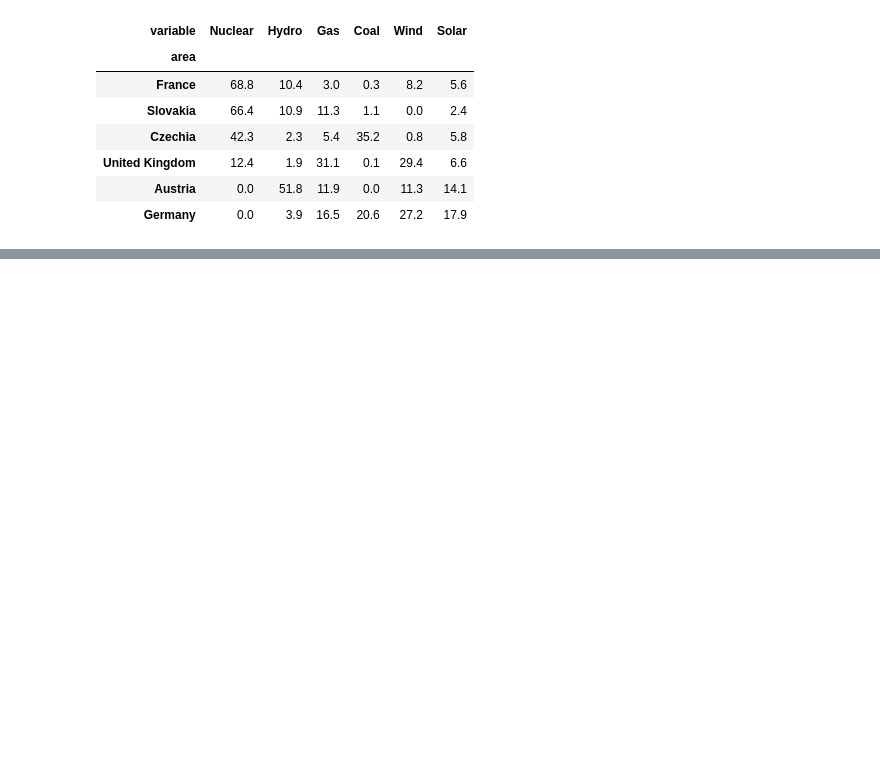
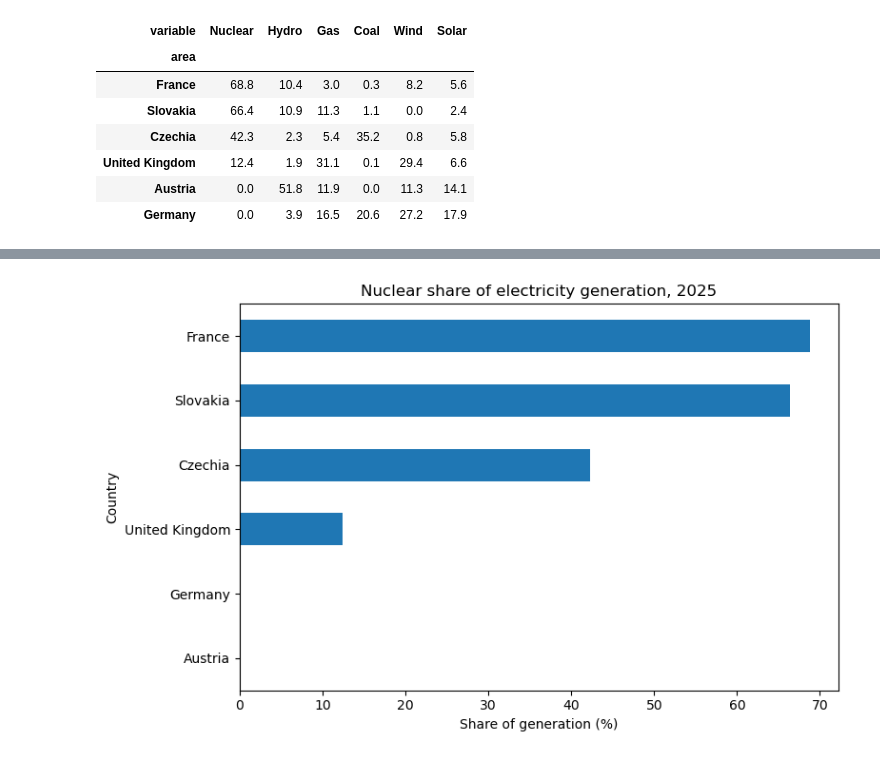
Before and after one commit to goodchoyce/nuclear-prices-carbon-europe, a Jupyter notebook: notebooks/01_dataset_review.ipynb, the cells around one changed output, grey strips where cells are left out. Cells and saved outputs as stored; diff of their text form; code cells hidden in the pictures; blank space fills up the shorter version.

Commit message:
Add initial generation mix charts

```diff
--- a/notebooks/01_dataset_review.ipynb
+++ b/notebooks/01_dataset_review.ipynb
@@ -301,0 +308,15 @@ key_mix_summary.sort_values("Nuclear", ascending=False)
+# %%
+import matplotlib.pyplot as plt
+
+nuclear_share = key_mix_summary["Nuclear"].sort_values()
+
+ax = nuclear_share.plot(kind="barh", figsize=(8, 5))
+
+ax.set_title(f"Nuclear share of electricity generation, {latest_year}")
+ax.set_xlabel("Share of generation (%)")
+ax.set_ylabel("Country")
+
+plt.tight_layout()
+plt.show()
+# %% [output]
+[figure, added]
```
Also changed, not shown: parts of 3 cells of this notebook.
